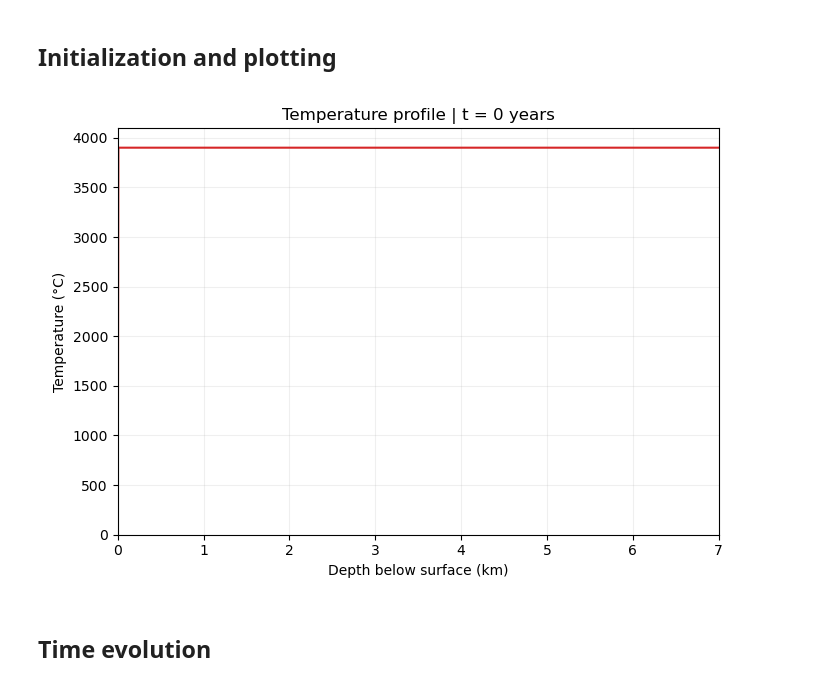
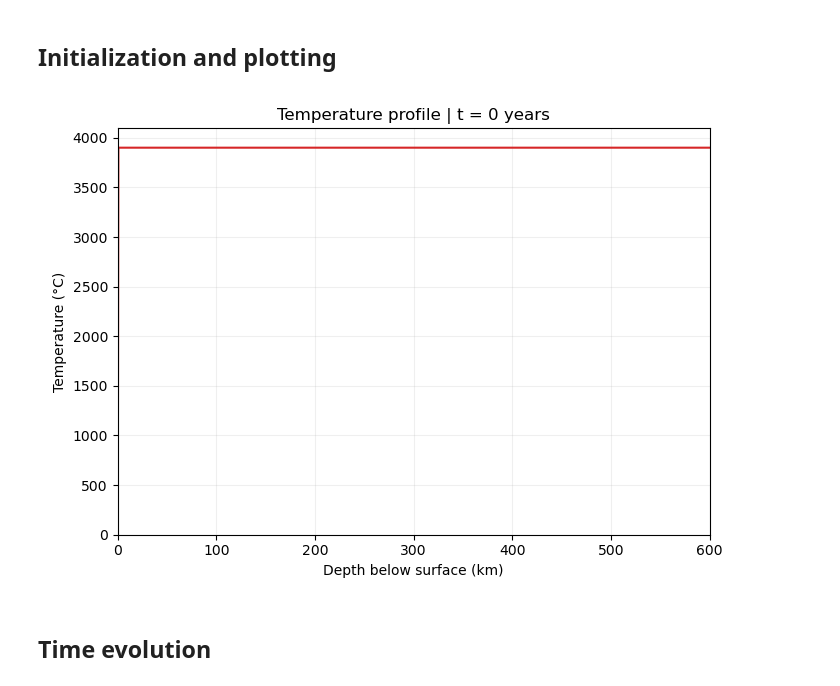
Before and after one commit to heli-belii/computational-projects, a Jupyter notebook: molten-earth-model/molten-earth-model.ipynb, the cells around one changed output. Saved outputs shown, nothing was run; the diff lists cells and outputs as text; code cells hidden in the pictures.

```diff
--- a/molten-earth-model/molten-earth-model.ipynb
+++ b/molten-earth-model/molten-earth-model.ipynb
@@ -196,37 +196,37 @@ Reference: *The Restless Cell*, §5.5, Eqs. 5.41–5.46, pp. 110–111. Fourier
 %matplotlib widget
 import numpy as np
 import matplotlib.pyplot as plt
 import scipy as scipy
 
-z = np.linspace(-7000, 0, 1000)  # Depth range from -7000 m to 0 m
-D_T = 1e-6                      # Thermal diffusivity constant (m^2/s)
-T_m = 3900                      # Melting temperature (C)
+z = np.linspace(-600000, 0, 1000)   # Depth range from -600000 m to 0 m
+D_T = 1e-6                          # Thermal diffusivity constant (m^2/s)
+T_m = 3900                          # Melting temperature (C)
 
 # Plot depth as a positive distance below the surface, in kilometers.
 depth_km = -z / 1000
 
 # Re-running this cell replaces its previous figure.
 if "fig" in globals():
     plt.close(fig)
 fig, ax_profile = plt.subplots(figsize=(7, 5))
 # Initial hot interior and fixed cold surface.
 T_initial = np.full_like(z, T_m)
 T_initial[z == 0] = 0.0
 profile_line, = ax_profile.plot(depth_km, T_initial, color="tab:red")
 ax_profile.set(
     xlim=(0, depth_km.max()),
     ylim=(0, T_m * 1.05),
     xlabel="Depth below surface (km)",
     ylabel="Temperature (°C)",
     title="Temperature profile | t = 0 years",
 )
 ax_profile.set_autoscale_on(False)
 time_label = ax_profile.title
 ax_profile.grid(alpha=0.2)
 fig.tight_layout()
 plt.show()
 # %% [output]
-[figure, old version]
+[figure, new version]
 # %% [markdown]
 ## Time evolution
 # %%
```
Also changed, not shown: parts of 1 cell of this notebook.
